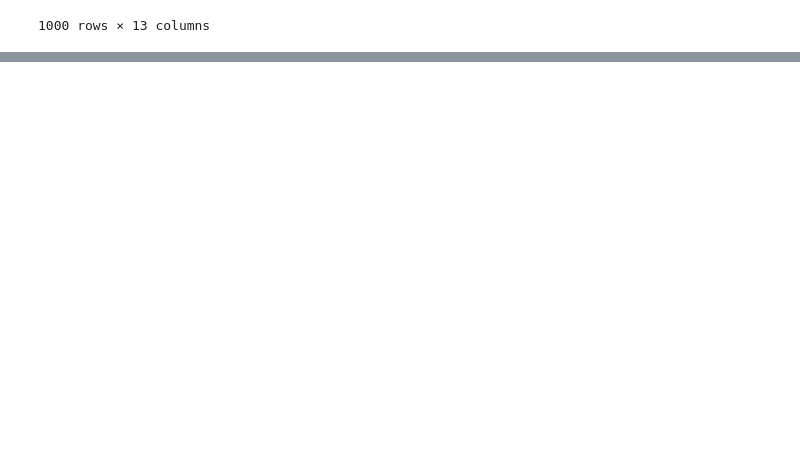
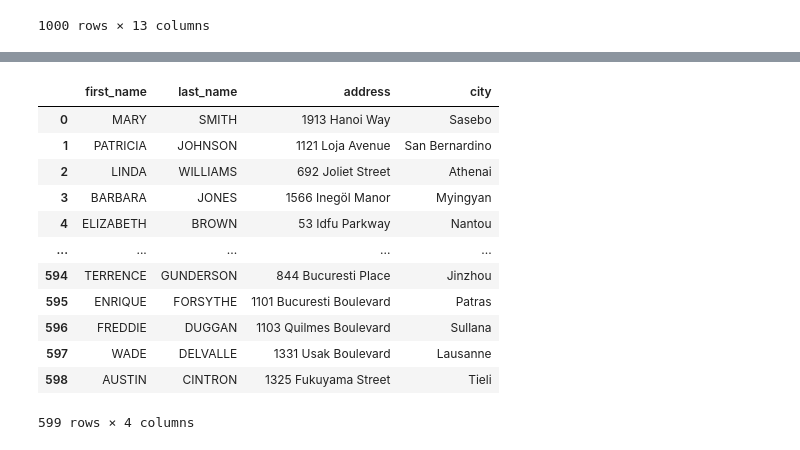
Before and after one commit to preciii7/practica_programacion, a Jupyter notebook: sql/ejercicios_sakila.ipynb, the cells around one changed output, grey strips where cells are left out. Drawn from its saved outputs; the diff is of its cells as text; code cells hidden in the pictures; blank space fills up the shorter version.

Commit message:
Actualizacion ejercicios JOIN(s)

```diff
--- a/sql/ejercicios_sakila.ipynb
+++ b/sql/ejercicios_sakila.ipynb
@@ -442,0 +541,16 @@ Error:
+# %%
+pd.read_sql("SELECT first_name, last_name, address, city FROM customer JOIN address ON customer.address_id=address.address_id JOIN city ON address.city_id=city.city_id",engine)
+# %% [output]
+|  | first_name | last_name | address | city |
+| 0 | MARY | SMITH | 1913 Hanoi Way | Sasebo |
+| 1 | PATRICIA | JOHNSON | 1121 Loja Avenue | San Bernardino |
+| 2 | LINDA | WILLIAMS | 692 Joliet Street | Athenai |
+| 3 | BARBARA | JONES | 1566 Inegöl Manor | Myingyan |
+| 4 | ELIZABETH | BROWN | 53 Idfu Parkway | Nantou |
+| ... | ... | ... | ... | ... |
+| 594 | TERRENCE | GUNDERSON | 844 Bucuresti Place | Jinzhou |
+| 595 | ENRIQUE | FORSYTHE | 1101 Bucuresti Boulevard | Patras |
+| 596 | FREDDIE | DUGGAN | 1103 Quilmes Boulevard | Sullana |
+| 597 | WADE | DELVALLE | 1331 Usak Boulevard | Lausanne |
+| 598 | AUSTIN | CINTRON | 1325 Fukuyama Street | Tieli |
+599 rows × 4 columns
```
Also changed, not shown: parts of 9 cells of this notebook, 1 other file.
